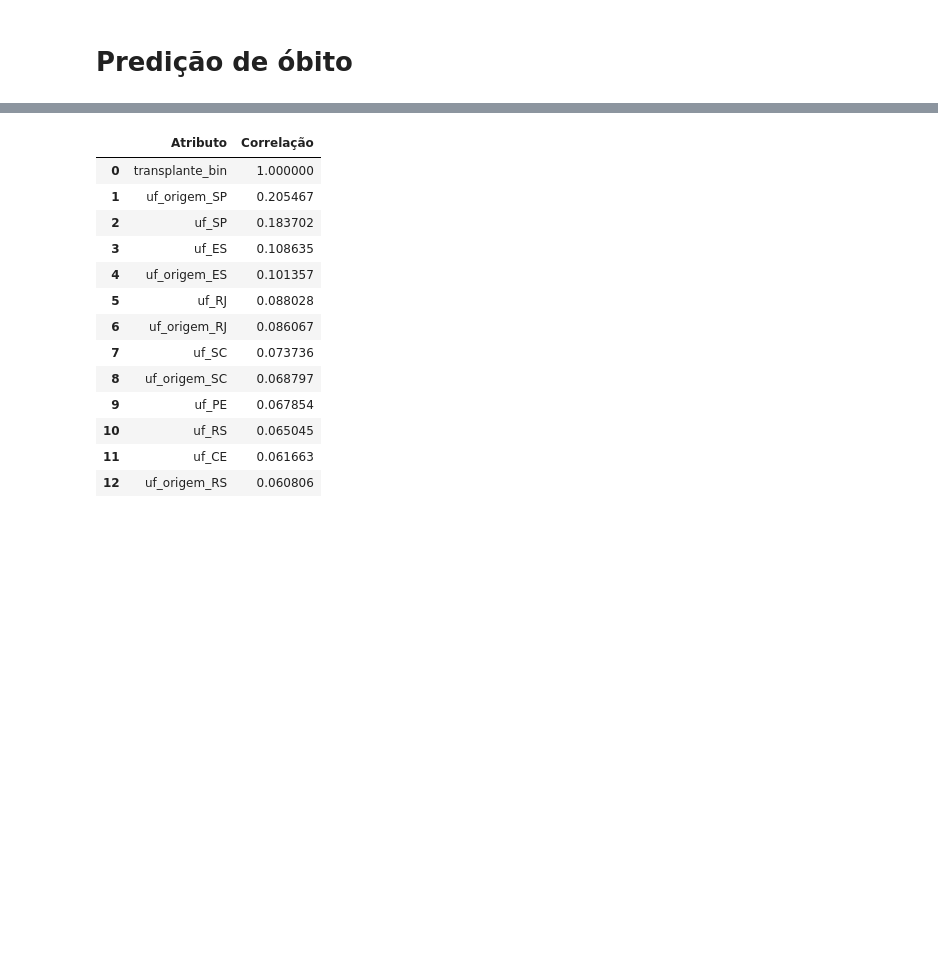
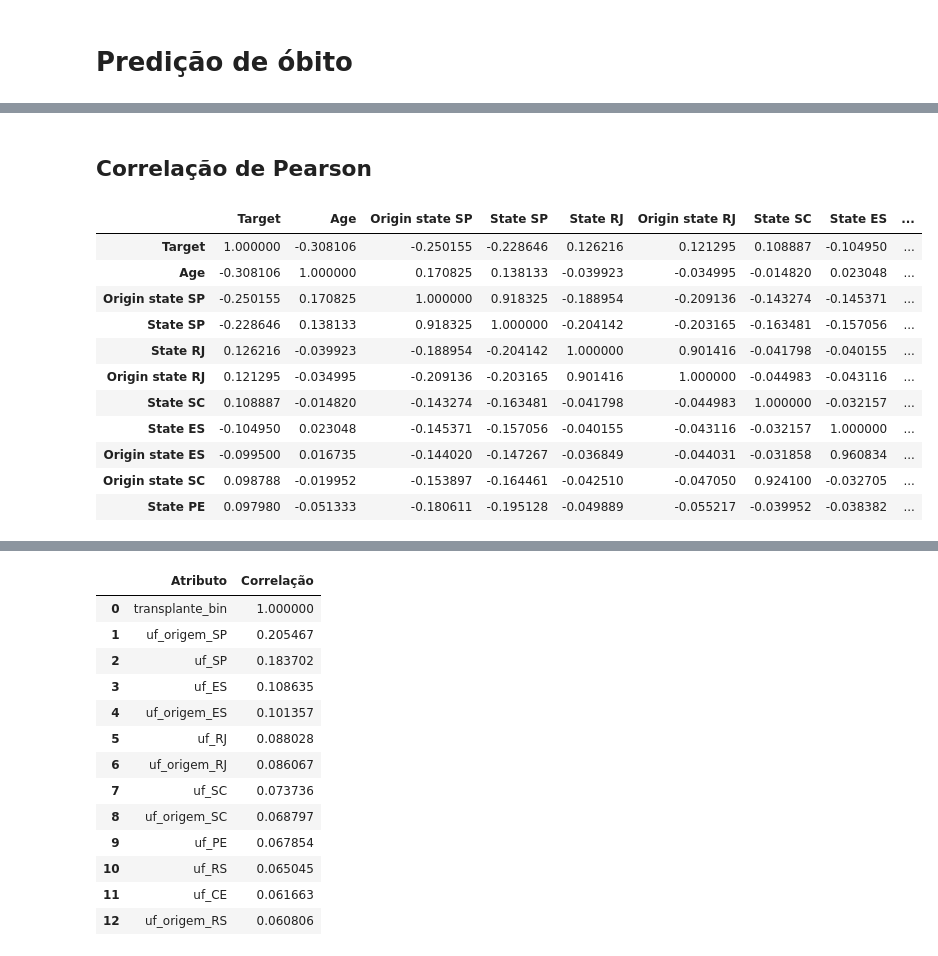
Before and after one commit to Esterci/SNT_table_study, a Jupyter notebook: machine_learning/analise_e_visualizacao.ipynb, the cells around one changed output, grey strips where cells are left out. Cells and saved outputs as stored; diff of their text form; code cells hidden in the pictures; blank space fills up the shorter version.

```diff
--- a/machine_learning/analise_e_visualizacao.ipynb
+++ b/machine_learning/analise_e_visualizacao.ipynb
@@ -1,3 +1,7 @@
 # %%
 import pandas as pd
 import numpy as np
+import glob
+import pickle as pkl
+
+pd.set_option('display.max_columns', None)
@@ -130 +64,65 @@ df_obito = pd.DataFrame(scaler.fit_transform(df_obito), columns=df_obito.columns
+# %% [markdown]
+## Correlação de Pearson
+# %%
+from string import ascii_letters
+import seaborn as sns
+import matplotlib.pyplot as plt
+
+sns.set_theme(style="white")
+
+# Compute the correlation matrix
+corr = df.corr().fillna(0)
+
+corr_abs = ((corr) ** 2) ** 0.5
+
+corr_df = pd.concat([corr.target, corr_abs.target], axis=1)
+
+corr_df.columns = ["real", "abs"]
+
+corr_df = corr_df.sort_values(by=["abs"], ascending=False)
+
+best_corr_df = corr.loc[corr_df.index[:11], corr_df.index[:11]]
+
+best_corr_df.columns = [
+    "Target",
+    "Age",
+    "Origin state SP",
+    "State SP",
+    "State RJ",
+    "Origin state RJ",
+    "State SC",
+    "State ES",
+    "Origin state ES",
+    "Origin state SC",
+    "State PE",
+]
+
+best_corr_df.index = [
+    "Target",
+    "Age",
+    "Origin state SP",
+    "State SP",
+    "State RJ",
+    "Origin state RJ",
+    "State SC",
+    "State ES",
+    "Origin state ES",
+    "Origin state SC",
+    "State PE",
+]
+
+best_corr_df
+# %% [output]
+|  | Target | Age | Origin state SP | State SP | State RJ | Origin state RJ | State SC | State ES | ... |
+| Target | 1.000000 | -0.308106 | -0.250155 | -0.228646 | 0.126216 | 0.121295 | 0.108887 | -0.104950 | ... |
+| Age | -0.308106 | 1.000000 | 0.170825 | 0.138133 | -0.039923 | -0.034995 | -0.014820 | 0.023048 | ... |
+| Origin state SP | -0.250155 | 0.170825 | 1.000000 | 0.918325 | -0.188954 | -0.209136 | -0.143274 | -0.145371 | ... |
+| State SP | -0.228646 | 0.138133 | 0.918325 | 1.000000 | -0.204142 | -0.203165 | -0.163481 | -0.157056 | ... |
+| State RJ | 0.126216 | -0.039923 | -0.188954 | -0.204142 | 1.000000 | 0.901416 | -0.041798 | -0.040155 | ... |
+| Origin state RJ | 0.121295 | -0.034995 | -0.209136 | -0.203165 | 0.901416 | 1.000000 | -0.044983 | -0.043116 | ... |
+| State SC | 0.108887 | -0.014820 | -0.143274 | -0.163481 | -0.041798 | -0.044983 | 1.000000 | -0.032157 | ... |
+| State ES | -0.104950 | 0.023048 | -0.145371 | -0.157056 | -0.040155 | -0.043116 | -0.032157 | 1.000000 | ... |
+| Origin state ES | -0.099500 | 0.016735 | -0.144020 | -0.147267 | -0.036849 | -0.044031 | -0.031858 | 0.960834 | ... |
+| Origin state SC | 0.098788 | -0.019952 | -0.153897 | -0.164461 | -0.042510 | -0.047050 | 0.924100 | -0.032705 | ... |
+| State PE | 0.097980 | -0.051333 | -0.180611 | -0.195128 | -0.049889 | -0.055217 | -0.039952 | -0.038382 | ... |
 # %%
```
Also changed, not shown: parts of 21 cells of this notebook, 7 other files.
